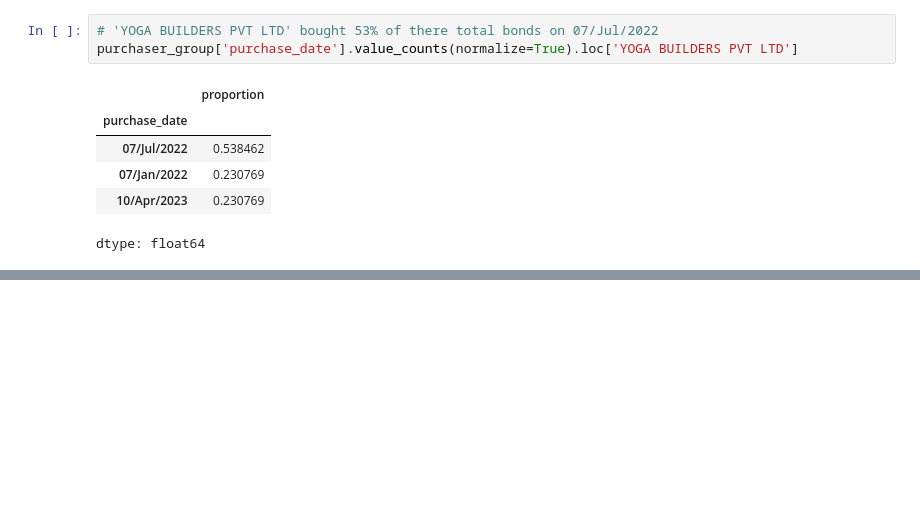
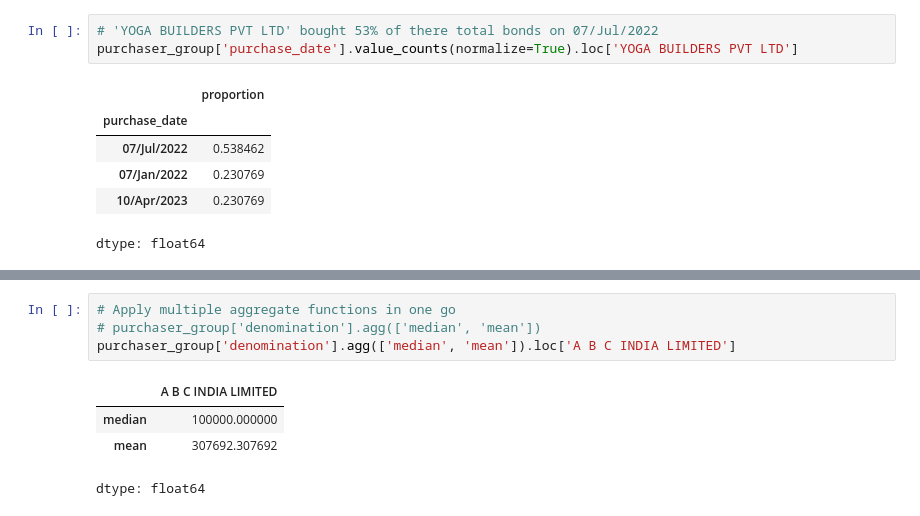
Before and after one commit to ROHIT318/python-practice, a Jupyter notebook: learn_pandas.ipynb, the cells around one changed output, grey strips where cells are left out. Saved outputs shown, nothing was run; the diff lists cells and outputs as text; blank space fills up the shorter version.

```diff
--- a/learn_pandas.ipynb
+++ b/learn_pandas.ipynb
@@ -140,0 +164,9 @@ dtype: float64
+# %%
+# Apply multiple aggregate functions in one go
+# purchaser_group['denomination'].agg(['median', 'mean'])
+purchaser_group['denomination'].agg(['median', 'mean']).loc['A B C INDIA LIMITED']
+# %% [output]
+|  | A B C INDIA LIMITED |
+| median | 100000.000000 |
+| mean | 307692.307692 |
+dtype: float64
```
Also changed, not shown: parts of 2 cells of this notebook.
